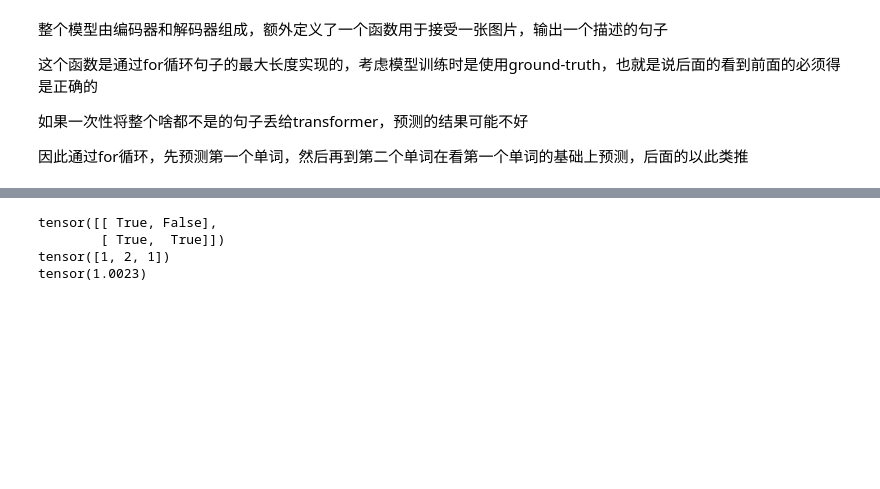
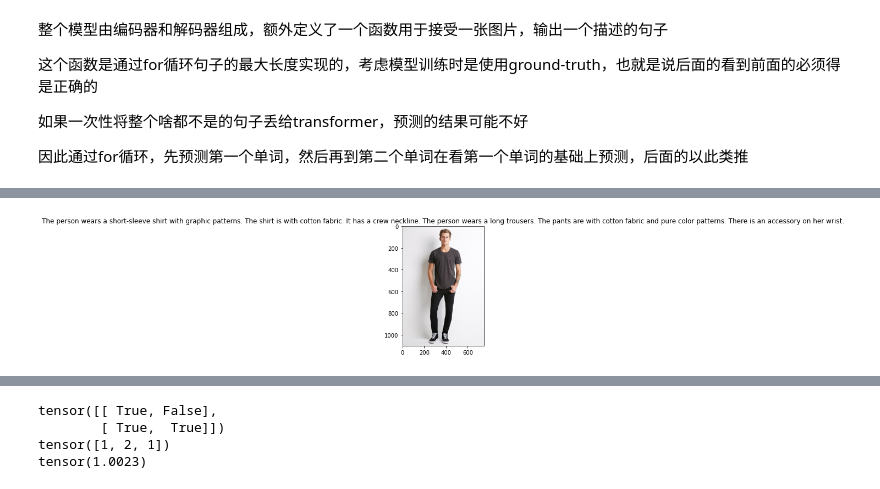
Before and after one commit to ITZczZZ/clothes-captions-generations, a Jupyter notebook: 神经网络课程设计.ipynb, the cells around one changed output, grey strips where cells are left out. Drawn from its saved outputs; the diff is of its cells as text; code cells hidden in the pictures; blank space fills up the shorter version.

```diff
--- a/神经网络课程设计.ipynb
+++ b/神经网络课程设计.ipynb
@@ -328,7 +386,7 @@ def cut_caption(caption):
 # %%
 from argparse import Namespace
 config = Namespace(
-    max_len = 40,           #描述最大长度
+    max_len = 50,           #描述最大长度
     batch_size = 16,        #训练每次传进去图片的数量
     image_code_dim = 2048,  #图片经过encoder，在decoder之前的维度
     word_dim = 512,         #词经过embedding层后的维度，也是图片要降成的维度
@@ -349,4 +407,4 @@ CHECKPOINT_PATH='./data/checkpoint.pt'
 train_data=ImageTextDataset(IMAGE_FOLDER,TRAIN_CAPTIONS_PATH,VOCAB_PATH,max_len=config.max_len,transform=train_tx)
 test_data=ImageTextDataset(IMAGE_FOLDER,TEST_CAPTIONS_PATH,VOCAB_PATH,max_len=config.max_len,transform=test_tx)
 train_loader=DataLoader(train_data,batch_size=16,shuffle=True,pin_memory=True)
-test_loader=DataLoader(test_data,batch_size=4,shuffle=False,pin_memory=True)
+test_loader=DataLoader(test_data,batch_size=16,shuffle=False,pin_memory=True)
@@ -361,8 +427,8 @@ def show(img_path,model):
     img=Image.open(img_path)
     img_tensor=test_tx(img)
     img_tensor=img_tensor.unsqueeze(0)
-    preds=model.generate_caption(img)
-    caption=cut_caption(preds)
+    preds=model.generate_caption(img_tensor)
+    caption=cut_caption(preds[0])
     plt.imshow(img)
     plt.title(caption)
     plt.show()
@@ -389,11 +455,10 @@ def test(model:Image_Caption_Generator or None=None):
         batch_size=imgs.size(0)
         outputs=[]
         #预测出结果，并加入输出列表
-        for b in range(batch_size):
-            img=imgs[b].unsqueeze(0)
-            img=img.to(device)
-            preds=model.generate_caption(img)
-            caption=cut_caption(preds)
+        imgs=imgs.to(device)
+        captions_list=model.generate_caption(imgs)
+        for caption in captions_list:
+            caption=cut_caption(caption)
             outputs.append(caption)
 
         paths=[path.replace(IMAGE_FOLDER+'\\','') for path in paths]
@@ -406,4 +471,4 @@ def test(model:Image_Caption_Generator or None=None):
         score = calculate_meteor_score(reference_texts,outputs,batch_size)
         total_score+=score
     return total_score
-test()
+#test()
@@ -499,0 +576,6 @@ epoch 2, step 300: loss=1.30
+# %%
+model=Image_Caption_Generator(VOCAB_PATH,config.max_len)
+model.load_state_dict(torch.load(CHECKPOINT_PATH))
+show('./data/deepfashion-multimodal/images/MEN-Denim-id_00000080-01_7_additional.jpg',model)
+# %% [output]
+[figure, added]
```
Also changed, not shown: parts of 15 cells of this notebook.
